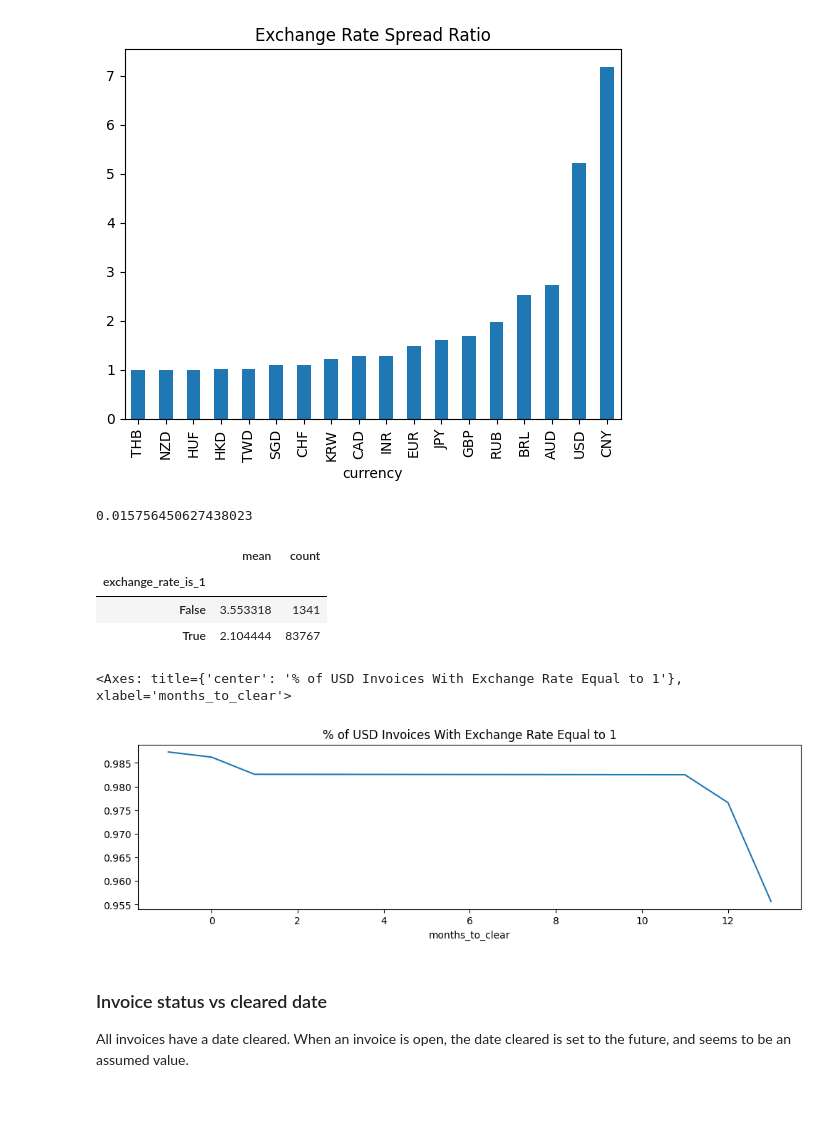
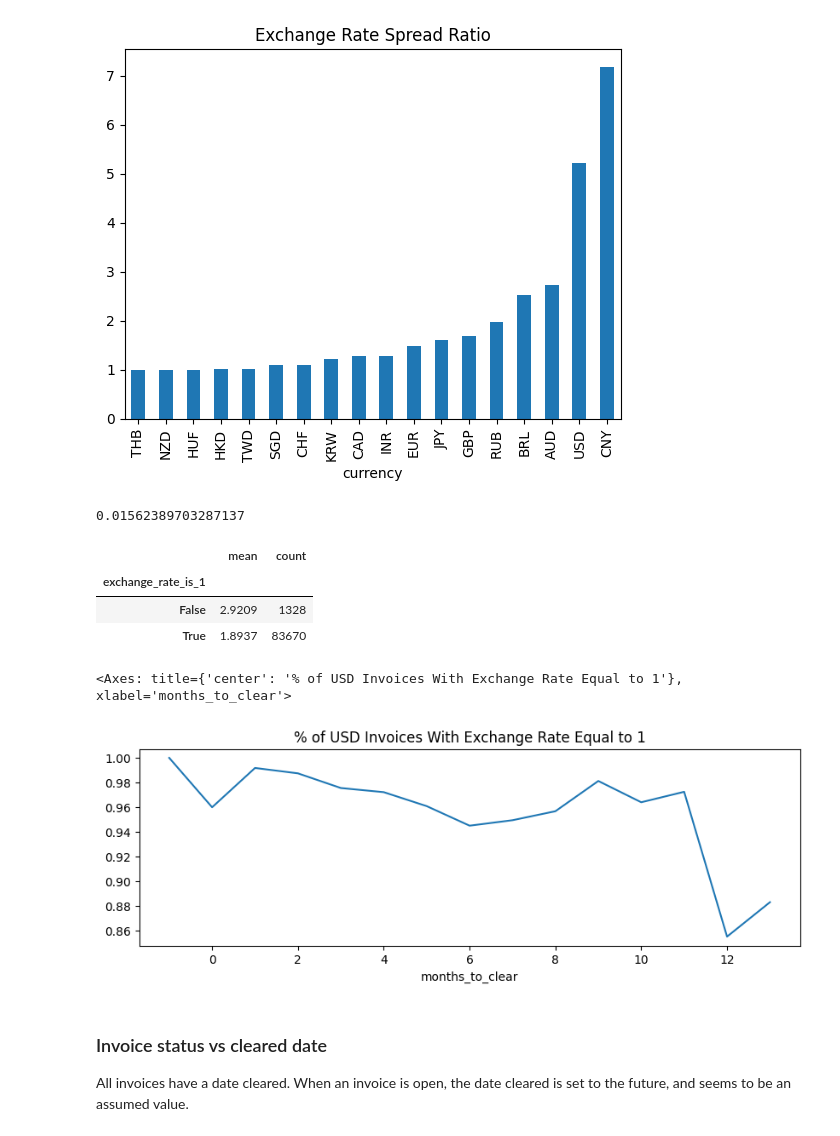
Before and after one commit to lauren7249/Data-Science-Take-Home-Project, a Jupyter notebook: data_analysis/files/exploratory.ipynb, the cells around one changed output. Saved outputs shown, nothing was run; the diff lists cells and outputs as text; code cells hidden in the pictures; blank space fills up the shorter version.

```diff
--- a/data_analysis/files/exploratory.ipynb
+++ b/data_analysis/files/exploratory.ipynb
@@ -8,15 +8,19 @@ tldr: A machine learning project is only as good as the data that goes into it.
 ---
 # %%
 %matplotlib inline
+figsize = (10,3)
 # %% [markdown]
 # Input Datasets
 # %%
-import pandas
+import pandas, numpy
+pandas.options.display.float_format = '{:,.4f}'.format
 data_folder = '../data'
-date_format='%Y-%M-%d' #truncate datetimes to dates
-invoices = pandas.read_csv(data_folder + '/invoice.csv', na_values='inf',
+date_format='%Y-%m-%d' #truncate datetimes to dates
+id_columns = ["id","company_id","invoice_id","account_id","customer_id"]
+id_column_types = dict(zip(id_columns,[str] * len(id_columns)))
+invoices = pandas.read_csv(data_folder + '/invoice.csv', na_values='inf', dtype=id_column_types,
                            parse_dates=['invoice_date', 'due_date', 'cleared_date'], date_format=date_format)
-payments = pandas.read_csv(data_folder + '/invoice_payments.csv', na_values='inf',
+payments = pandas.read_csv(data_folder + '/invoice_payments.csv', na_values='inf', dtype=id_column_types,
                            parse_dates=['transaction_date'], date_format=date_format)
 # %% [markdown]
 ## Dataset Definitions & Relationships
@@ -180,5 +199,5 @@ invoices = invoices.loc[(invoices.invoice_date>=first_transaction_date) &
                         (invoices.invoice_date.dt.to_period('M')<=invoices.due_date.dt.to_period('M'))]
 # %%
 #to compare to payments. Are we holding the customer accountable to USD or their own currency?
-invoices['converted_amount'] = invoices.amount_inv * invoices.root_exchange_rate_value
+invoices['converted_amount_inv'] = invoices.amount_inv * invoices.root_exchange_rate_value
 # %%
@@ -212 +243,6 @@ months_allowed
 Name: proportion, dtype: float64
+# %%
+invoices['months_billing'] = invoices.cleared_date.dt.to_period('M') - invoices.invoice_date.dt.to_period('M')
+invoices.months_billing = invoices.months_billing.map(lambda m: m.n if not pandas.isnull(m) else None)
+#almost all invoices are cleared within a year. filter out ones that cleared before they opened. will clip to 12.
+invoices.months_billing.value_counts(normalize=True, dropna=False)
@@ -227,7 +281,7 @@ invoices_usd = invoices.query("currency=='USD'").copy()
 invoices_usd['exchange_rate_is_1'] = invoices_usd['root_exchange_rate_value'] == 1
 1 - invoices_usd.exchange_rate_is_1.mean()
 # %% [output]
-0.015756450627438023
+0.01562389703287137
 # %%
 # USD exchange rate variations from 1 tend to be invoices which took longer to clear
 # This suggests that the invoice exchange rate is "current state data."
@@ -238,14 +292,14 @@ invoices_usd.groupby("exchange_rate_is_1").months_to_clear.agg(['mean','count'])
 # %% [output]
 |  | mean | count |
 | exchange_rate_is_1 |  |  |
-| False | 3.553318 | 1341 |
-| True | 2.104444 | 83767 |
+| False | 2.9209 | 1328 |
+| True | 1.8937 | 83670 |
 # %%
 invoices_usd.groupby(invoices_usd.months_to_clear.clip(upper=13, lower=-1))\
-.exchange_rate_is_1.mean().plot(title='% of USD Invoices With Exchange Rate Equal to 1', figsize=(12,3))
+.exchange_rate_is_1.mean().plot(title='% of USD Invoices With Exchange Rate Equal to 1', figsize=figsize)
 # %% [output]
 <Axes: title={'center': '% of USD Invoices With Exchange Rate Equal to 1'}, xlabel='months_to_clear'>
-[figure, old version]
+[figure, new version]
 # %% [markdown]
 ### Invoice status vs cleared date
 
```
Also changed, not shown: parts of 112 cells of this notebook, 28 other files.
